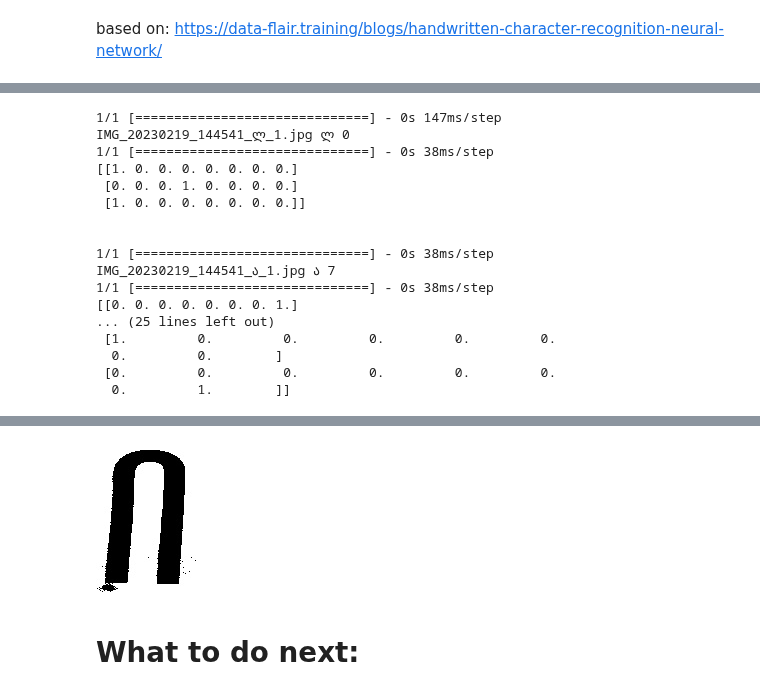
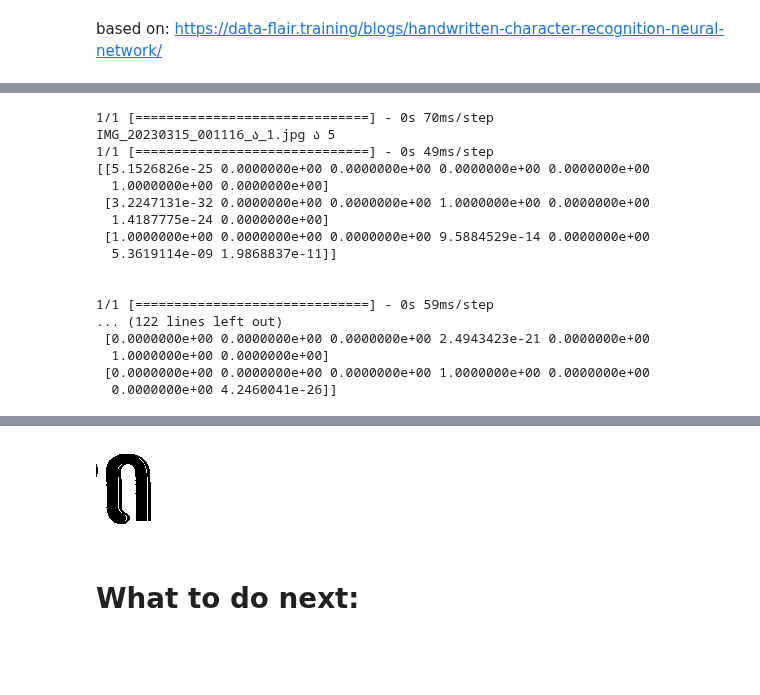
Before and after one commit to am-tropin/georgian-letters, a Jupyter notebook: Georgian_letters_recognition_TF.ipynb, the cells around one changed output, grey strips where cells are left out. Saved outputs shown, nothing was run; the diff lists cells and outputs as text; code cells hidden in the pictures; blank space fills up the shorter version.

Commit message:
loaded an image for prediction

```diff
--- a/Georgian_letters_recognition_TF.ipynb
+++ b/Georgian_letters_recognition_TF.ipynb
@@ -450,7 +450,7 @@ from keras.optimizers import SGD, Adam
 
 model = Sequential()
 
-model.add(Conv2D(16, (3, 3), activation='relu', input_shape=(150, 100, 1)))
+model.add(Conv2D(16, (3, 3), activation='relu', input_shape=(96, 64, 1)))
 model.add(Conv2D(16, (3, 3), activation='relu')) # , padding='same'
 # model.add(MaxPool2D((2, 2), strides=2))
 model.add(MaxPool2D(pool_size=(2, 2)))
@@ -568,8 +568,8 @@ train_datagen = ImageDataGenerator(rescale=1./255)
 test_datagen = ImageDataGenerator(rescale=1./255)
 
 # about .flow_from_directory: https://vijayabhaskar96.medium.com/tutorial-image-classification-with-keras-flow-from-directory-and-generators-95f75ebe5720
-train_generator = train_datagen.flow_from_directory(train_dir, target_size=(150, 100), batch_size=5, class_mode='categorical', color_mode = 'grayscale') # was: 'binary'
-validation_generator = test_datagen.flow_from_directory(validation_dir, target_size=(150, 100), batch_size=5, class_mode='categorical', color_mode = 'grayscale') # was: batch_size=20
+train_generator = train_datagen.flow_from_directory(train_dir, target_size=(96, 64), batch_size=5, class_mode='categorical', color_mode = 'grayscale') # was: 'binary'
+validation_generator = test_datagen.flow_from_directory(validation_dir, target_size=(96, 64), batch_size=5, class_mode='categorical', color_mode = 'grayscale') # was: batch_size=20
 
 for data_batch, labels_batch in train_generator:
     print('data batch shape:', data_batch.shape)
@@ -717,23 +717,23 @@ based on: https://data-flair.training/blogs/handwritten-character-recognition-ne
 # %%
 # example for 'ა'
 
-# img_url = '/content/cropped_images_for_prediction/IMG_20230219_144541_ა_1.jpg'
-# ok
-# img_url = '/content/cropped_images_for_prediction/IMG_20230219_144541_ი_1.jpg'
+# img_url = '/content/cropped_images_for_prediction/IMG_20230315_001116_ა_1.jpg'
 # not ok
-# img_url = '/content/cropped_images_for_prediction/IMG_20230219_144541_ი_2.jpg'
+# img_url = '/content/cropped_images_for_prediction/IMG_20230315_001116_ა_2.jpg'
 # not ok
-# img_url = '/content/cropped_images_for_prediction/IMG_20230219_144541_კ_1.jpg'
+# img_url = '/content/cropped_images_for_prediction/IMG_20230315_001116_ე_1.jpg'
 # not ok
-# img_url = '/content/cropped_images_for_prediction/IMG_20230219_144541_ლ_1.jpg'
+# img_url = '/content/cropped_images_for_prediction/IMG_20230315_001116_ი_1.jpg'
 # not ok
-# img_url = '/content/cropped_images_for_prediction/IMG_20230219_144541_ნ_1.jpg'
+# img_url = '/content/cropped_images_for_prediction/IMG_20230315_001116_ი_2.jpg'
 # not ok
-# img_url = '/content/cropped_images_for_prediction/IMG_20230219_144541_ხ_1.jpg'
+# img_url = '/content/cropped_images_for_prediction/IMG_20230315_001116_ი_3.jpg'
+# not ok
+img_url = '/content/cropped_images_for_prediction/IMG_20230315_001116_ლ_1.jpg'
 # not ok
 
-# pred_img = cv2.imread(img_url)
-# img_final = np.reshape(pred_img, (3,150,100,1))
+pred_img = cv2.imread(img_url)
+img_final = np.reshape(pred_img, (3,96,64,1))
 
-# print("The letter on the image is {0}".format(geo_dict[np.argmax(model.predict(img_final))]))
+print("The letter on the image is {0}".format(geo_dict[np.argmax(model.predict(img_final))]))
 # %% [output]
@@ -760,7 +766,7 @@ for img_url in pred_dir_list:
         print()
         print()
         pred_img = cv2.imread(pred_folder+img_url)
-        img_final = np.reshape(pred_img, (3,150,100,1))
+        img_final = np.reshape(pred_img, (3,96,64,1))
         # recognized_letter = geo_dict[np.argmax(model.predict(img_final))] # NO RELATED TO geo_dict !!!
         print(img_url, letter, np.argmax(model.predict(img_final)))
         print(model.predict(img_final))
@@ -769,27 +775,27 @@ for img_url in pred_dir_list:
         # else:
         #     print("RECOGNIZED INCORRECTLY: real - {}, recognized - {}".format(letter, recognized_letter))
 # %% [output]
-1/1 [==============================] - 0s 147ms/step
-IMG_20230219_144541_ლ_1.jpg ლ 0
-1/1 [==============================] - 0s 38ms/step
-[[1. 0. 0. 0. 0. 0. 0. 0.]
- [0. 0. 0. 1. 0. 0. 0. 0.]
- [1. 0. 0. 0. 0. 0. 0. 0.]]
+1/1 [==============================] - 0s 70ms/step
+IMG_20230315_001116_ა_1.jpg ა 5
+1/1 [==============================] - 0s 49ms/step
+[[5.1526826e-25 0.0000000e+00 0.0000000e+00 0.0000000e+00 0.0000000e+00
+  1.0000000e+00 0.0000000e+00]
+ [3.2247131e-32 0.0000000e+00 0.0000000e+00 1.0000000e+00 0.0000000e+00
+  1.4187775e-24 0.0000000e+00]
+ [1.0000000e+00 0.0000000e+00 0.0000000e+00 9.5884529e-14 0.0000000e+00
+  5.3619114e-09 1.9868837e-11]]
 
 
-1/1 [==============================] - 0s 38ms/step
-IMG_20230219_144541_ა_1.jpg ა 7
-1/1 [==============================] - 0s 38ms/step
-[[0. 0. 0. 0. 0. 0. 0. 1.]
-... (25 lines left out)
- [1.         0.         0.         0.         0.         0.
-  0.         0.        ]
- [0.         0.         0.         0.         0.         0.
-  0.         1.        ]]
+1/1 [==============================] - 0s 59ms/step
+... (122 lines left out)
+ [0.0000000e+00 0.0000000e+00 0.0000000e+00 2.4943423e-21 0.0000000e+00
+  1.0000000e+00 0.0000000e+00]
+ [0.0000000e+00 0.0000000e+00 0.0000000e+00 1.0000000e+00 0.0000000e+00
+  0.0000000e+00 4.2460041e-26]]
 # %%
 from google.colab.patches import cv2_imshow
 
-img_final = np.reshape(pred_img, (3,150,100,1))
+img_final = np.reshape(pred_img, (3,96,64,1))
 
 img_pred = geo_dict[np.argmax(model.predict(img_final))]
 
@@ -801,4 +807,4 @@ cv2_imshow(pred_img)
-[figure, old version]
+[figure, new version]
 # %% [markdown]
 # **What to do next:**
 # %% [markdown]
```
Also changed, not shown: parts of 11 cells of this notebook.
